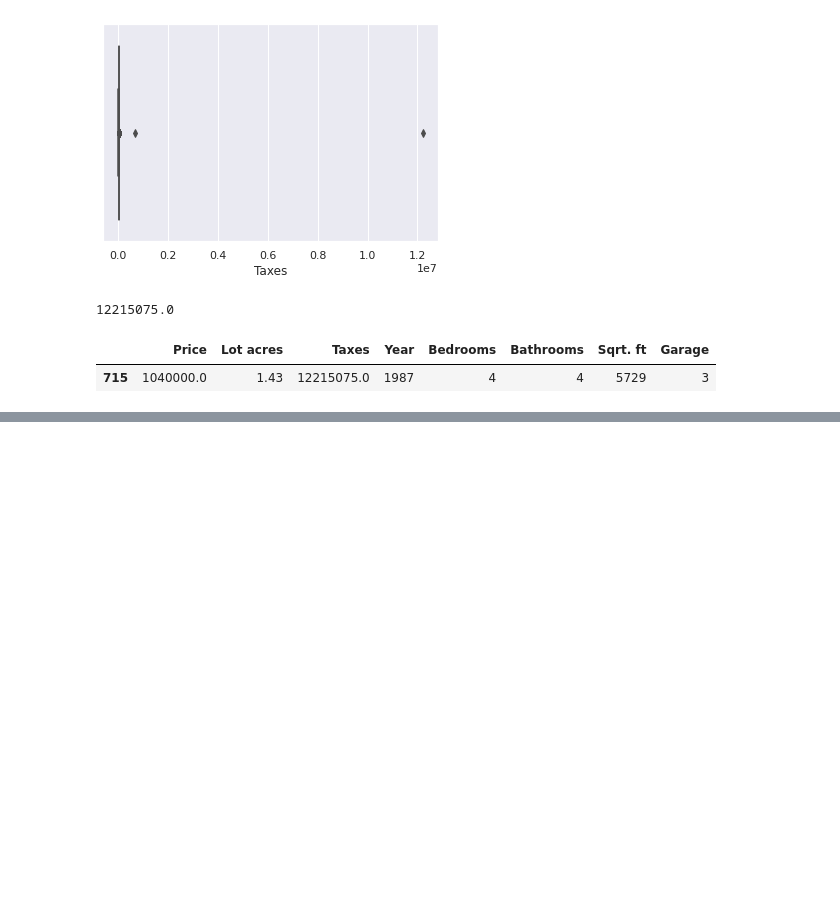
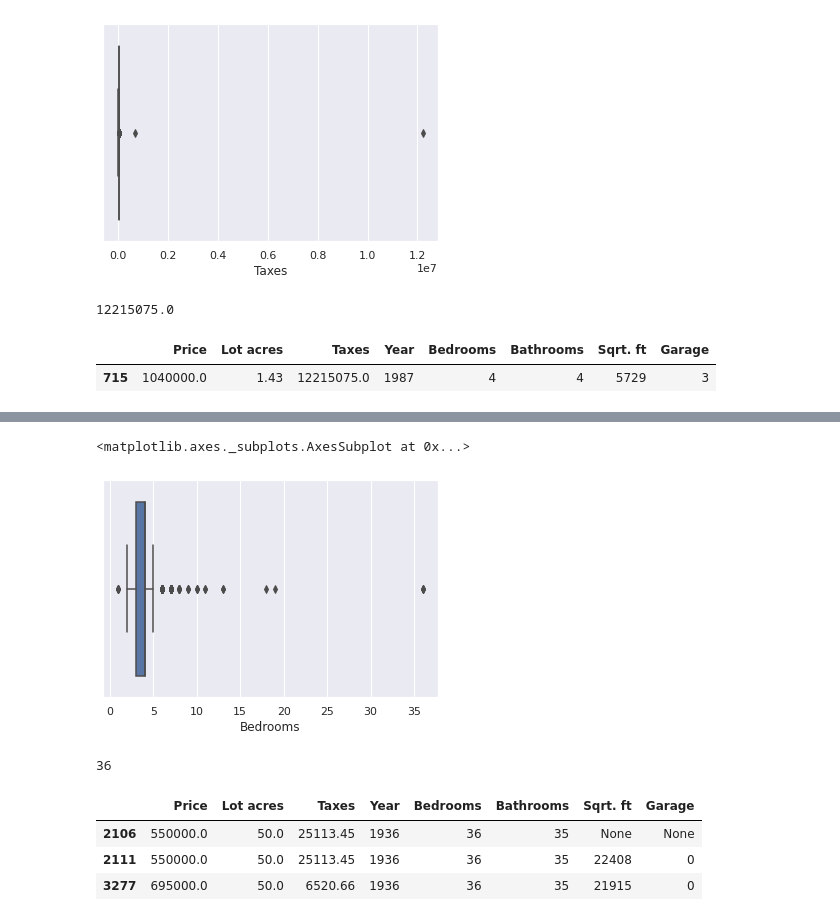
Before and after one commit to Jiji-96/Data-Cleaning-and-EDA, a Jupyter notebook: google_drive_data.ipynb, the cells around one changed output, grey strips where cells are left out. Saved outputs shown, nothing was run; the diff lists cells and outputs as text; code cells hidden in the pictures; blank space fills up the shorter version.

```diff
--- a/google_drive_data.ipynb
+++ b/google_drive_data.ipynb
@@ -199,0 +218,16 @@ df2.loc[df2['Taxes'] == 12215075.0  ]
+# %%
+sns.boxplot(x=df2['Bedrooms'])
+# %% [output]
+<matplotlib.axes._subplots.AxesSubplot at 0x...>
+[figure, added]
+# %%
+df2['Bedrooms'].max()
+# %% [output]
+36
+# %%
+df2.loc[df2['Bedrooms'] == 36  ]
+# %% [output]
+|  | Price | Lot acres | Taxes | Year | Bedrooms | Bathrooms | Sqrt. ft | Garage |
+| 2106 | 550000.0 | 50.0 | 25113.45 | 1936 | 36 | 35 | None | None |
+| 2111 | 550000.0 | 50.0 | 25113.45 | 1936 | 36 | 35 | 22408 | 0 |
+| 3277 | 695000.0 | 50.0 | 6520.66 | 1936 | 36 | 35 | 21915 | 0 |
```
Also changed, not shown: parts of 3 cells of this notebook.
